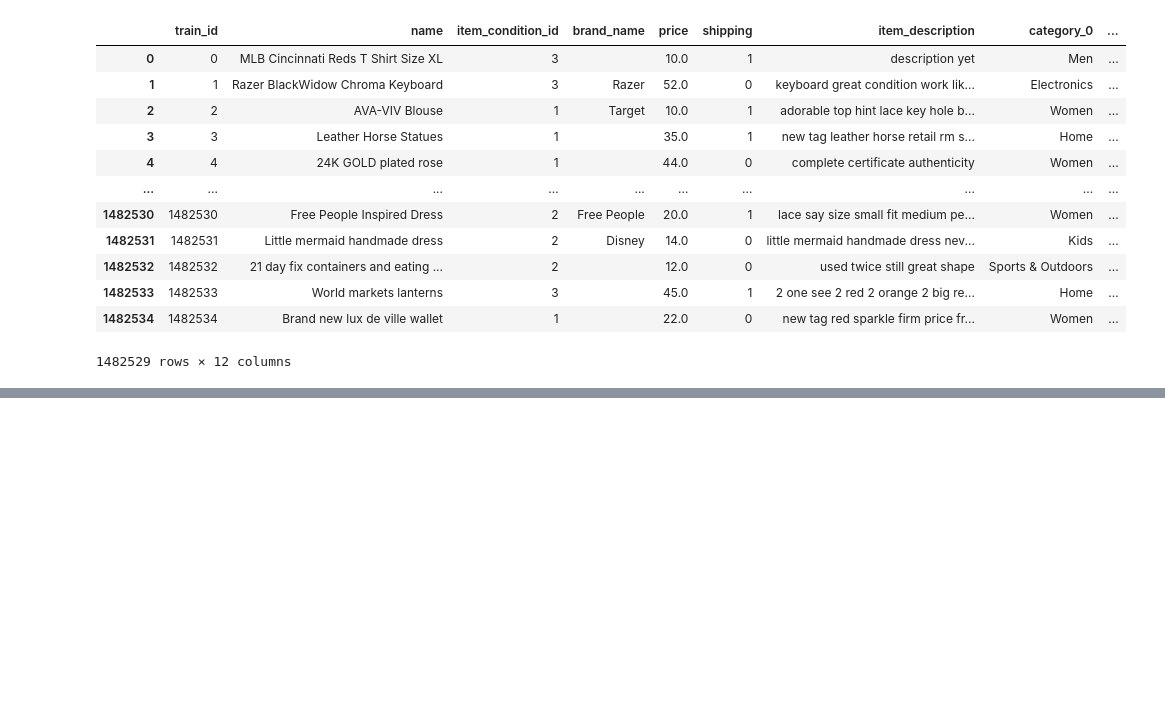
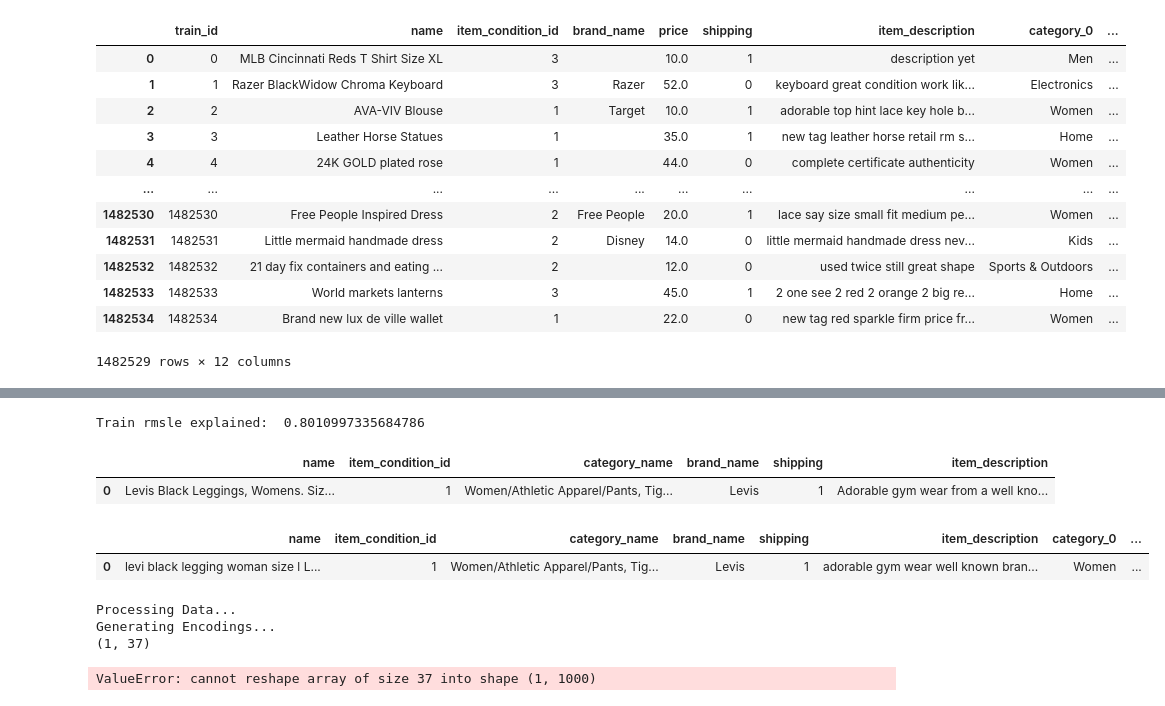
Before and after one commit to hemasree798/Product-Price-Prediction, a Jupyter notebook: Mercari_Price_Prediction.ipynb, the cells around one changed output, grey strips where cells are left out. Cells and saved outputs as stored; diff of their text form; code cells hidden in the pictures; blank space fills up the shorter version.

```diff
--- a/Mercari_Price_Prediction.ipynb
+++ b/Mercari_Price_Prediction.ipynb
@@ -317,0 +346,5 @@ XGBoostError: [00:31:12] C:\buildkite-agent\builds\buildkite-windows-cpu-autosca
+# %%
+test_score = get_rmsle(y_test,predictions_test)
+print('Train rmsle explained: ', test_score)
+# %% [output]
+Train rmsle explained:  0.8010997335684786
@@ -317,0 +418,15 @@ XGBoostError: [00:31:12] C:\buildkite-agent\builds\buildkite-windows-cpu-autosca
+# %%
+sample_data = [{
+    'name': 'Levis Black Leggings, Womens. Size L.',
+    'item_condition_id': 1,
+    'category_name': 'Women/Athletic Apparel/Pants, Tights, Leggings',
+    'brand_name': 'Levis',
+    'shipping': 1,
+    'item_description': 'Adorable gym wear from a well known brand. In great condition. Size L. Black and stretchable.'
+}]
+input_data = pd.DataFrame.from_dict(sample_data)
+# %%
+display(input_data)
+# %% [output]
+|  | name | item_condition_id | category_name | brand_name | shipping | item_description |
+| 0 | Levis Black Leggings, Womens. Siz... | 1 | Women/Athletic Apparel/Pants, Tig... | Levis | 1 | Adorable gym wear from a well kno... |
@@ -317,0 +462,18 @@ XGBoostError: [00:31:12] C:\buildkite-agent\builds\buildkite-windows-cpu-autosca
+# %%
+input_data['brand_name']
+luxury_brands = ["MCM", "MCM Worldwide", "Louis Vuitton", "Burberry", "Burberry London", "Burberry Brit", "HERMES", "Tieks",
+                     "Rolex", "Apple", "Gucci", "Valentino", "Valentino Garavani", "RED Valentino", "Cartier", "Christian Louboutin",
+                     "Yves Saint Laurent", "Saint Laurent", "YSL Yves Saint Laurent", "Georgio Armani", "Armani Collezioni", "Emporio Armani"]
+input_data['is_luxurious'] = (input_data['brand_name'].isin(luxury_brands)).astype(np.int8)
+# %%
+display(input_data)
+# %% [output]
+|  | name | item_condition_id | category_name | brand_name | shipping | item_description | category_0 | ... |
+| 0 | levi black legging woman size l L... | 1 | Women/Athletic Apparel/Pants, Tig... | Levis | 1 | adorable gym wear well known bran... | Women | ... |
+# %%
+final_fun_1(input_data)
+# %% [output]
+Processing Data...
+Generating Encodings...
+(1, 37)
+ValueError: cannot reshape array of size 37 into shape (1, 1000)
```
Also changed, not shown: parts of 21 cells of this notebook, 5 other files.
